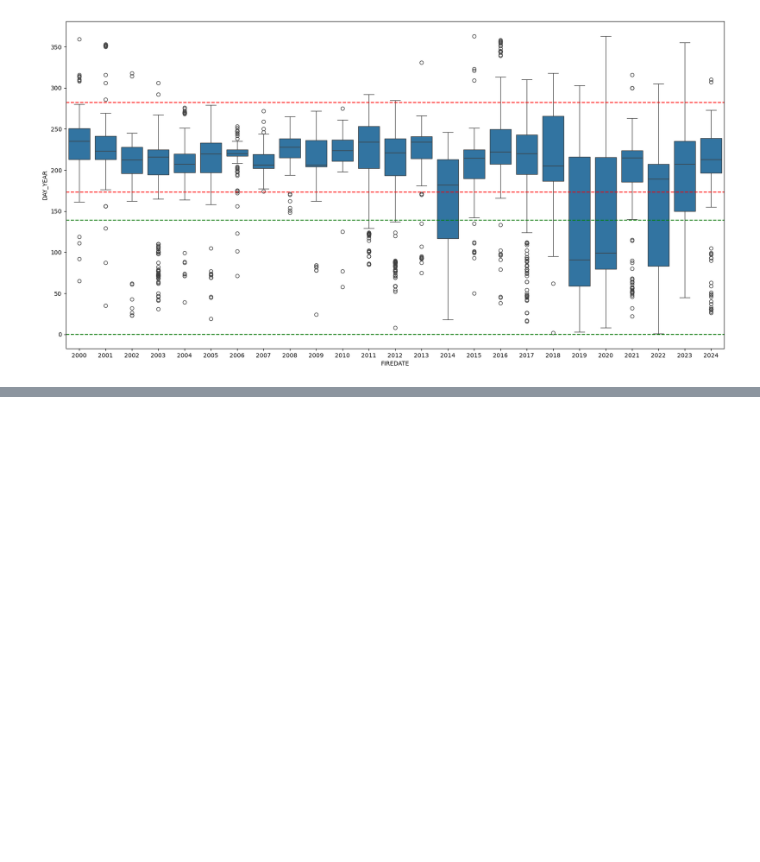
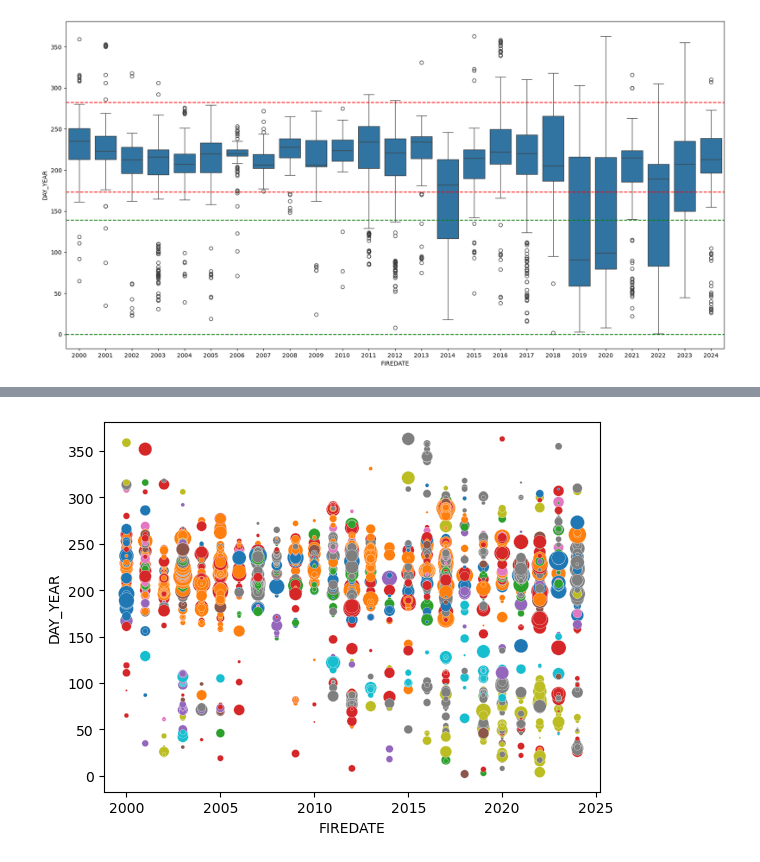
Before and after one commit to vrieraj/EDA_EFFIS, a Jupyter notebook: EDA_EFFIS.ipynb, the cells around one changed output, grey strips where cells are left out. Drawn from its saved outputs; the diff is of its cells as text; code cells hidden in the pictures; blank space fills up the shorter version.

```diff
--- a/EDA_EFFIS.ipynb
+++ b/EDA_EFFIS.ipynb
@@ -536,0 +548,8 @@ plt.axhline(y=lim_inv[1], color='g', linestyle='--');
+# %%
+# De nuevo, comparemos la evolución de los grandes incendios en función de los días julianos y por grupo de países
+# Volvemos a apreciar esa tendencia de incendios de primavera en Rumanía, Balcanes e Islas Británicas,
+# aumentando además el tamaño de los mismos en estas zonas
+
+sns.scatterplot(effis, y='DAY_YEAR', x=effis.FIREDATE.dt.year, size=np.log(effis.AREA_HA),sizes=(2, 200), hue='GIF_GROUP', legend=False);
+# %% [output]
+[figure, added]
```
Also changed, not shown: parts of 8 cells of this notebook.
